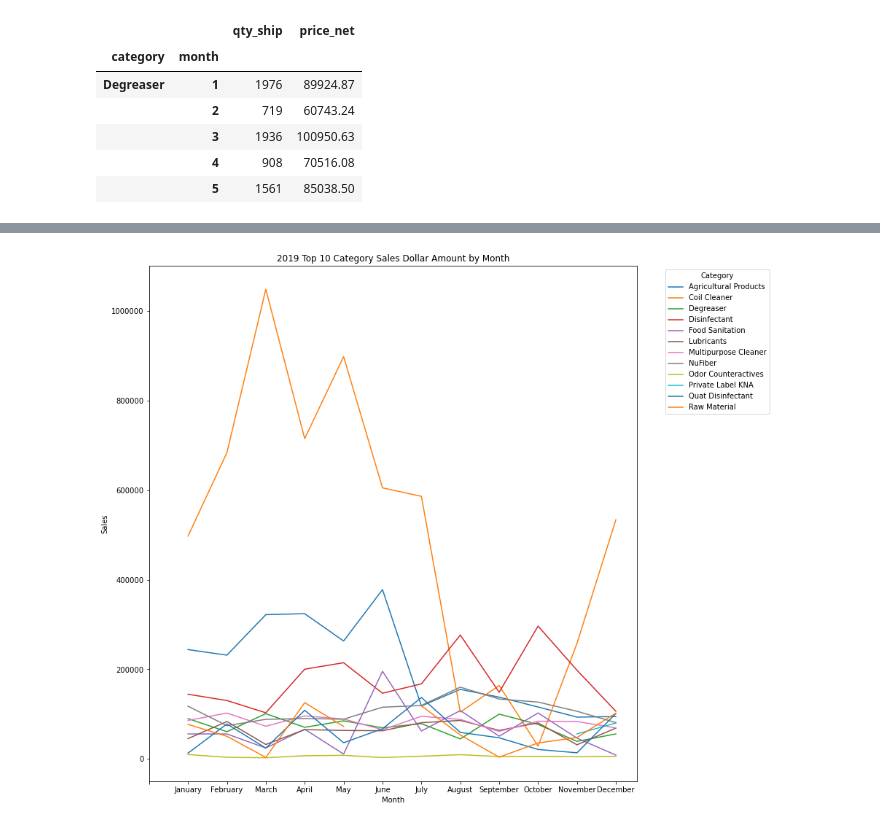
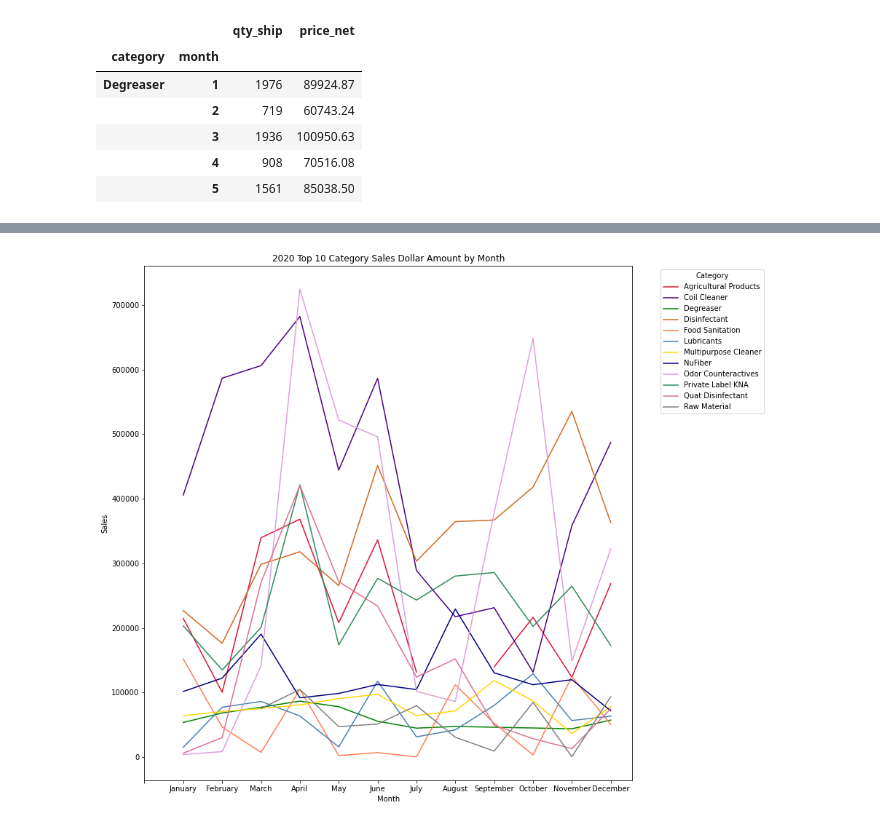
Before and after one commit to aadeba5/Project1, a Jupyter notebook: Nuance_Eric.ipynb, the cells around one changed output, grey strips where cells are left out. Saved outputs shown, nothing was run; the diff lists cells and outputs as text; code cells hidden in the pictures.

Commit message:
Added breakdown & updated colors
Added markdown cells breaking down each group of plots & updated the colors in the line plots to distinguish each category more clearly.

```diff
--- a/Nuance_Eric.ipynb
+++ b/Nuance_Eric.ipynb
@@ -289,0 +298,13 @@ twenty_19_monthly.head()
+# %%
+colors = ('crimson', 'indigo', 'green', 'chocolate', 'coral', 'steelblue', 'gold', 'navy', 'plum', 'seagreen',
+          'palevioletred', 'gray')
+ax=twenty_19_monthly.unstack('category')['qty_ship'].plot(kind='line', figsize=(12,13), color = colors)
+plt.legend(title='Category', bbox_to_anchor=(1.05, 1), loc='upper left')
+plt.xticks(ticks = np.arange(13), labels =('','January', 'February', 'March', 'April', 'May', 'June', 'July', 'August',
+                  'September', 'October', 'November', 'December'))
+plt.title('2019 Top 10 Category Sales Quantity by Month')
+plt.xlabel('Month')
+plt.ylabel('Sales')
+plt.ticklabel_format(useOffset=False, style = 'plain', axis = 'y')
+plt.savefig('output/2019 Top 10 Category Sales Quantity by month',facecolor='w', bbox_inches='tight')
+plt.show()
@@ -303,13 +341,13 @@ plt.show()
 # %%
-ax=twenty_19_monthly.unstack('category')['price_net'].plot(kind='line', figsize=(12,13))
+ax=twenty_20_monthly.unstack('category')['price_net'].plot(kind='line', figsize=(12,13), color = colors)
 plt.legend(title='Category', bbox_to_anchor=(1.05, 1), loc='upper left')
 plt.xticks(ticks = np.arange(13), labels =('','January', 'February', 'March', 'April', 'May', 'June', 'July', 'August',
                   'September', 'October', 'November', 'December'))
-plt.title('2019 Top 10 Category Sales Dollar Amount by Month')
 plt.xlabel('Month')
 plt.ylabel('Sales')
 plt.ticklabel_format(useOffset=False, style = 'plain', axis = 'y')
-plt.savefig('output/2019 Top 10 Category Sales Dollar Amount by month',facecolor='w', bbox_inches='tight')
+plt.title('2020 Top 10 Category Sales Dollar Amount by Month')
+plt.savefig('output/2020 Top 10 Category Sales Dollar Amount by month',facecolor='w', bbox_inches='tight')
 plt.show()
 # %% [output]
-[figure, old version]
+[figure, new version]
```
Also changed, not shown: parts of 10 cells of this notebook, 4 other files.
